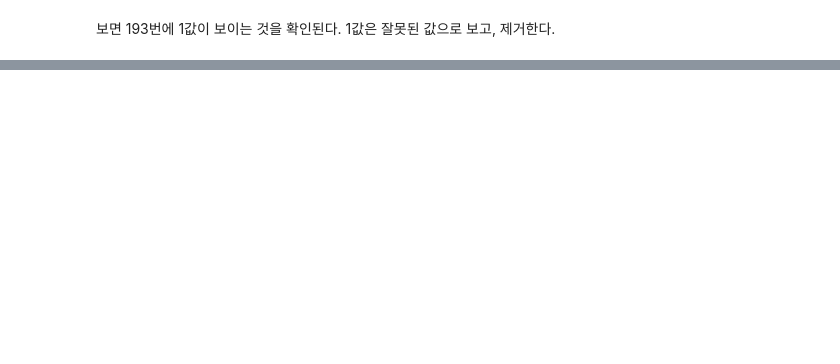
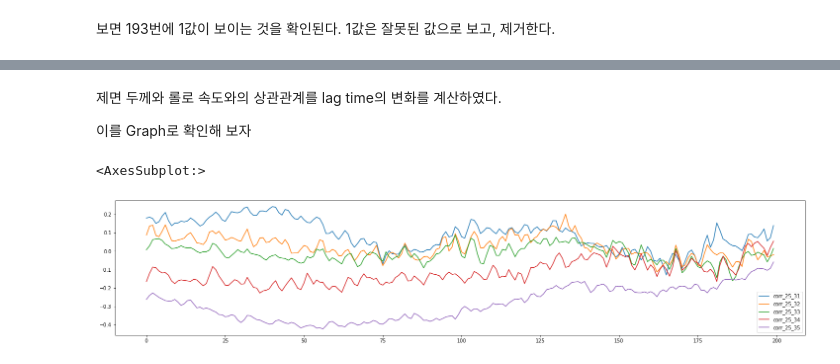
Before and after one commit to kpyopark/sample_iot_tags, a Jupyter notebook: raw_dataset_eda_and_refine.ipynb, the cells around one changed output, grey strips where cells are left out. Cells and saved outputs as stored; diff of their text form; code cells hidden in the pictures; blank space fills up the shorter version.

```diff
--- a/raw_dataset_eda_and_refine.ipynb
+++ b/raw_dataset_eda_and_refine.ipynb
@@ -154,0 +265,5 @@ ma5.loc[:, '2023-01-16 11:50:00':'2023-01-16 12:25:00']
+# %%
+lagdf = pd.DataFrame(range(200))
+# %%
+lagdf.columns = ['lagtime']
+lagdf.set_index('lagtime')
@@ -154,0 +285,8 @@ ma5.loc[:, '2023-01-16 11:50:00':'2023-01-16 12:25:00']
+# %%
+lagdf2 = lagdf.copy()
+# %%
+lagdf2['corr_25_31']=lagdf.apply(lambda row: crosscorr(date_first_df[('Val',25)], date_first_df[('Val',31)], lag=row.lagtime), axis=1)
+lagdf2['corr_25_32']=lagdf.apply(lambda row: crosscorr(date_first_df[('Val',25)], date_first_df[('Val',32)], lag=row.lagtime), axis=1)
+lagdf2['corr_25_33']=lagdf.apply(lambda row: crosscorr(date_first_df[('Val',25)], date_first_df[('Val',33)], lag=row.lagtime), axis=1)
+lagdf2['corr_25_34']=lagdf.apply(lambda row: crosscorr(date_first_df[('Val',25)], date_first_df[('Val',34)], lag=row.lagtime), axis=1)
+lagdf2['corr_25_35']=lagdf.apply(lambda row: crosscorr(date_first_df[('Val',25)], date_first_df[('Val',35)], lag=row.lagtime), axis=1)
@@ -154,0 +309,9 @@ ma5.loc[:, '2023-01-16 11:50:00':'2023-01-16 12:25:00']
+# %% [markdown]
+제면 두께와 롤로 속도와의 상관관계를 lag time의 변화를 계산하였다.
+
+이를 Graph로 확인해 보자
+# %%
+lagdf2[['corr_25_31','corr_25_32','corr_25_33','corr_25_34','corr_25_35']].plot(figsize=(25,5))
+# %% [output]
+<AxesSubplot:>
+[figure, added]
```
Also changed, not shown: parts of 65 cells of this notebook.
